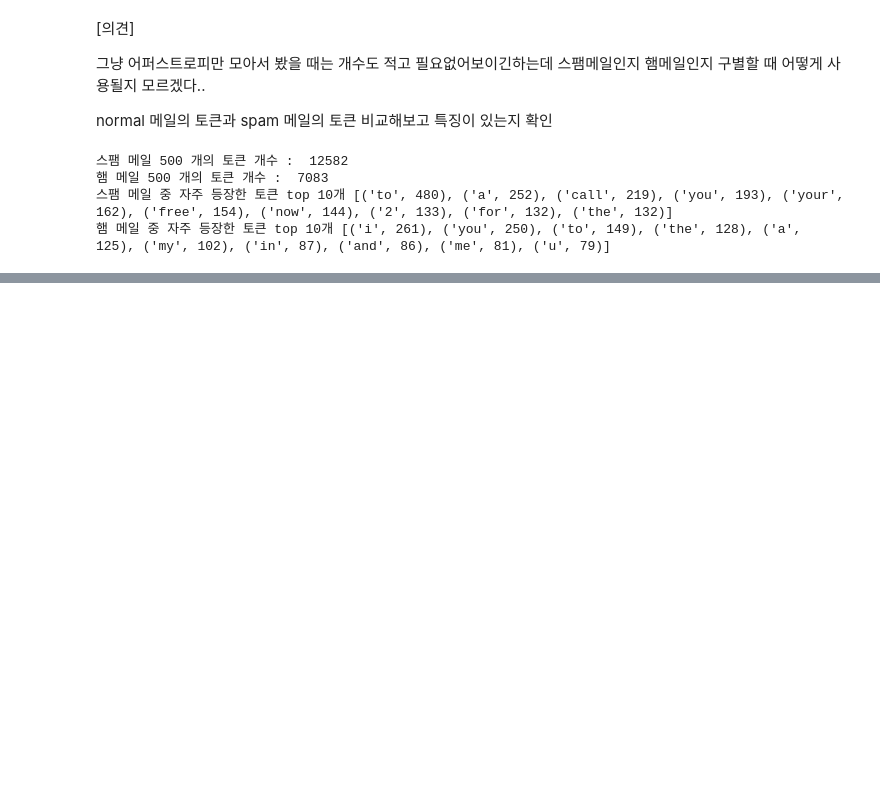
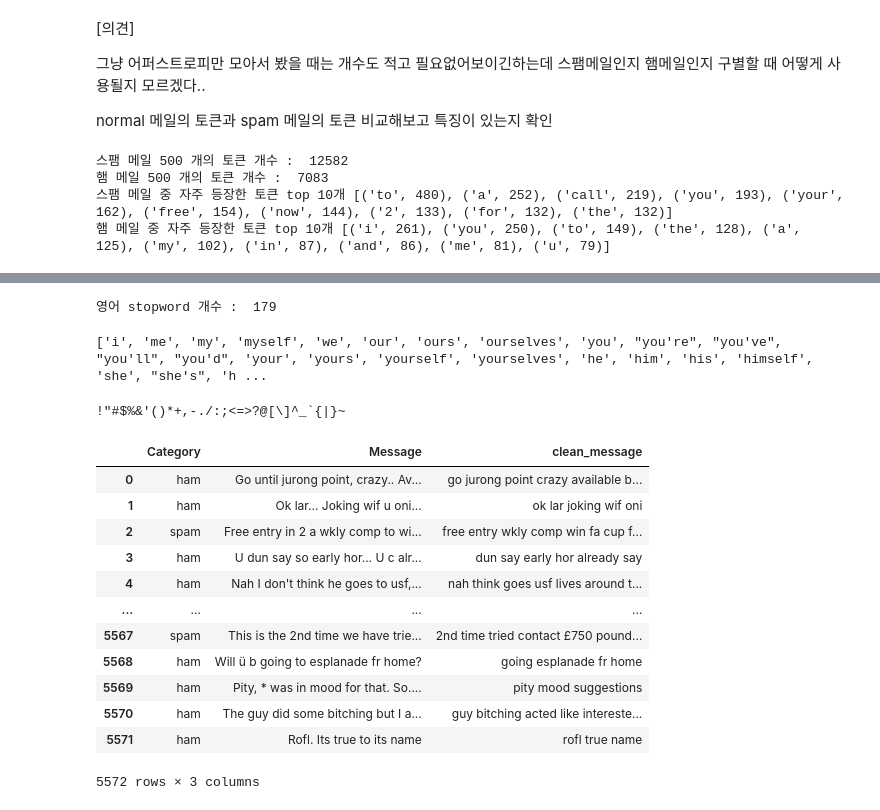
Before and after one commit to jjimini98/Data-Science-Project-2024, a Jupyter notebook: mission_code.ipynb, the cells around one changed output, grey strips where cells are left out. Cells and saved outputs as stored; diff of their text form; code cells hidden in the pictures; blank space fills up the shorter version.

```diff
--- a/mission_code.ipynb
+++ b/mission_code.ipynb
@@ -255,0 +257,13 @@ print("햄 메일 중 자주 등장한 토큰 top 10개", Counter(all_n_tokens).
+# %%
+# 불용어 제거하기
+
+from nltk.corpus import stopwords
+# nltk.download('stopwords')
+stopword = stopwords.words('english')
+print("영어 stopword 개수 : ", len(stopword))
+# %% [output]
+영어 stopword 개수 :  179
+# %%
+print(stopword)
+# %% [output]
+['i', 'me', 'my', 'myself', 'we', 'our', 'ours', 'ourselves', 'you', "you're", "you've", "you'll", "you'd", 'your', 'yours', 'yourself', 'yourselves', 'he', 'him', 'his', 'himself', 'she', "she's", 'h ...
@@ -255,0 +285,4 @@ print("햄 메일 중 자주 등장한 토큰 top 10개", Counter(all_n_tokens).
+# %%
+print(string.punctuation)
+# %% [output]
+!"#$%&'()*+,-./:;<=>?@[\]^_`{|}~
@@ -255,0 +293,16 @@ print("햄 메일 중 자주 등장한 토큰 top 10개", Counter(all_n_tokens).
+# %%
+data
+# %% [output]
+|  | Category | Message | clean_message |
+| 0 | ham | Go until jurong point, crazy.. Av... | go jurong point crazy available b... |
+| 1 | ham | Ok lar... Joking wif u oni... | ok lar joking wif oni |
+| 2 | spam | Free entry in 2 a wkly comp to wi... | free entry wkly comp win fa cup f... |
+| 3 | ham | U dun say so early hor... U c alr... | dun say early hor already say |
+| 4 | ham | Nah I don't think he goes to usf,... | nah think goes usf lives around t... |
+| ... | ... | ... | ... |
+| 5567 | spam | This is the 2nd time we have trie... | 2nd time tried contact £750 pound... |
+| 5568 | ham | Will ü b going to esplanade fr home? | going esplanade fr home |
+| 5569 | ham | Pity, * was in mood for that. So.... | pity mood suggestions |
+| 5570 | ham | The guy did some bitching but I a... | guy bitching acted like intereste... |
+| 5571 | ham | Rofl. Its true to its name | rofl true name |
+5572 rows × 3 columns
```
Also changed, not shown: parts of 19 cells of this notebook.
